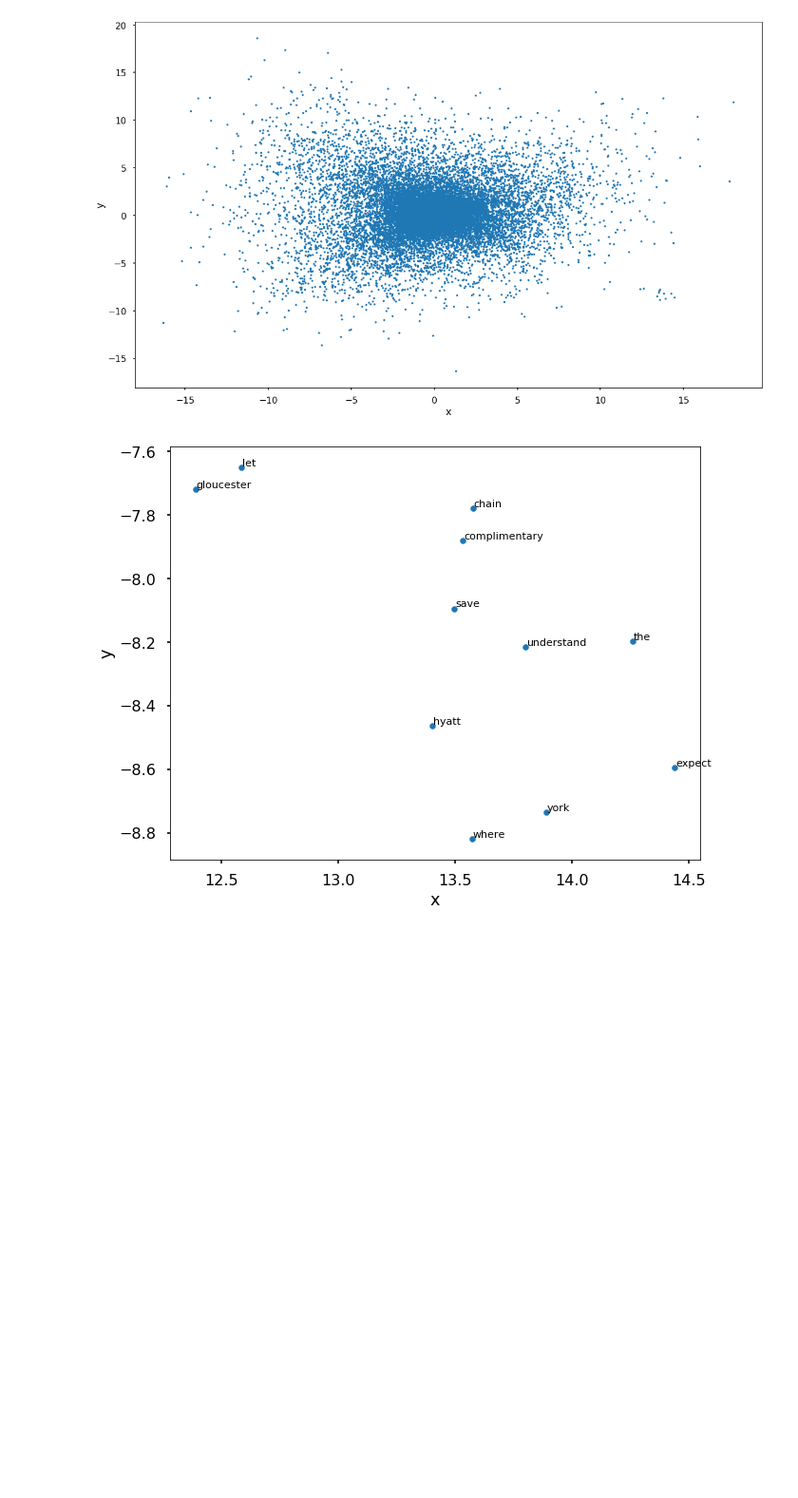
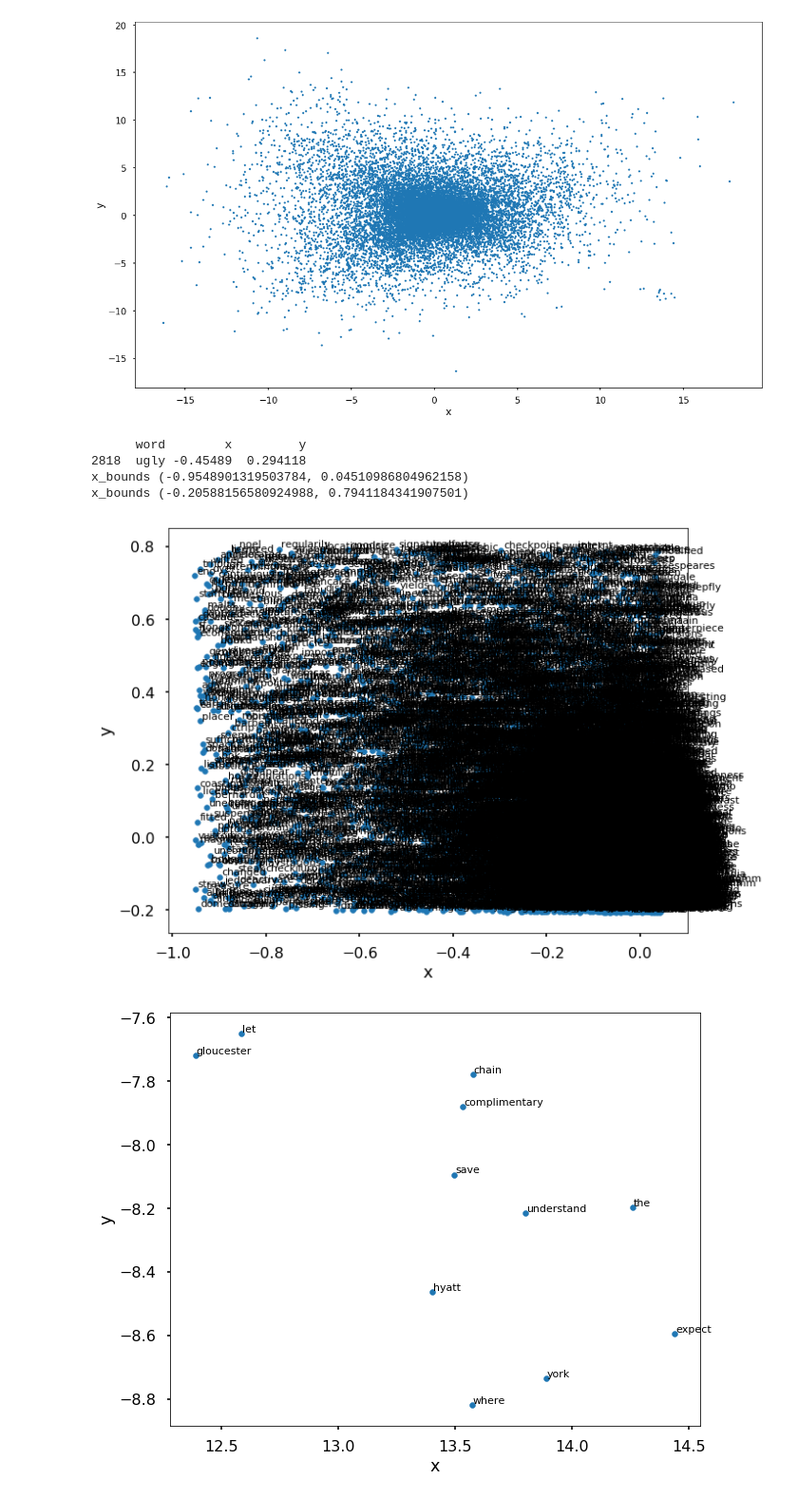
Before and after one commit to haisi/data-science-tutorials, a Jupyter notebook: Word2Vec.ipynb, the cells around one changed output. Shown at 95% size. Saved outputs shown, nothing was run; the diff lists cells and outputs as text; code cells hidden in the pictures; blank space fills up the shorter version.

```diff
--- a/Word2Vec.ipynb
+++ b/Word2Vec.ipynb
@@ -297,3 +304,11 @@ def plot_around_word(word, offset = 1):
+# %%
+plot_around_word('ugly', 1)
+# %% [output]
+      word        x         y
+2818  ugly -0.45489  0.294118
+x_bounds (-0.9548901319503784, 0.04510986804962158)
+x_bounds (-0.20588156580924988, 0.7941184341907501)
+[figure, added]
 # %%
 plot_region(x_bounds=(12.0, 15), y_bounds=(-11, -7))
 # %% [output]
```
Also changed, not shown: parts of 3 cells of this notebook.
